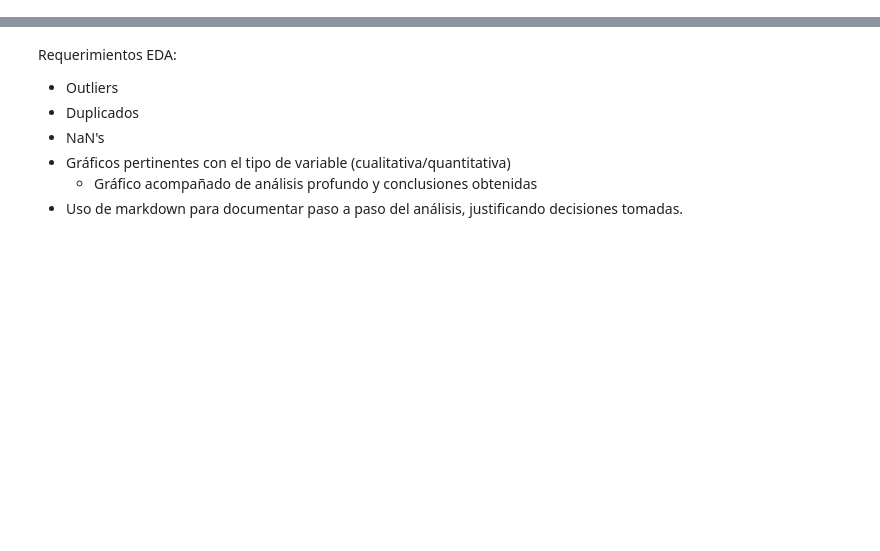
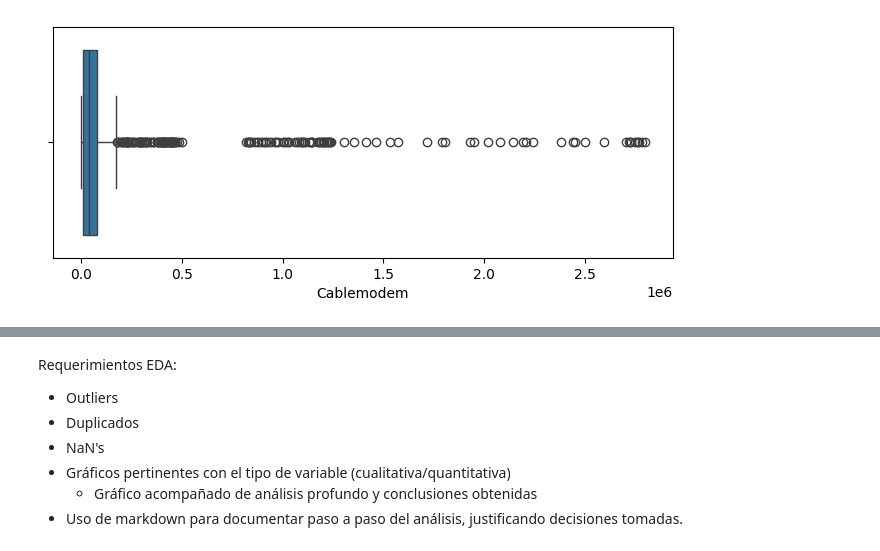
Before and after one commit to Vierinsky/pida_fviera, a Jupyter notebook: eda_etl_internet.ipynb, the cells around one changed output, grey strips where cells are left out. Cells and saved outputs as stored; diff of their text form; code cells hidden in the pictures; blank space fills up the shorter version.

```diff
--- a/eda_etl_internet.ipynb
+++ b/eda_etl_internet.ipynb
@@ -10,0 +279,6 @@ Importante:
+# %%
+plt.figure(figsize=(8,3))
+sns.boxplot(data=accesos_por_tecnologia, x='Cablemodem')
+plt.show()
+# %% [output]
+[figure, added]
```
Also changed, not shown: parts of 143 cells of this notebook, 8 other files.
